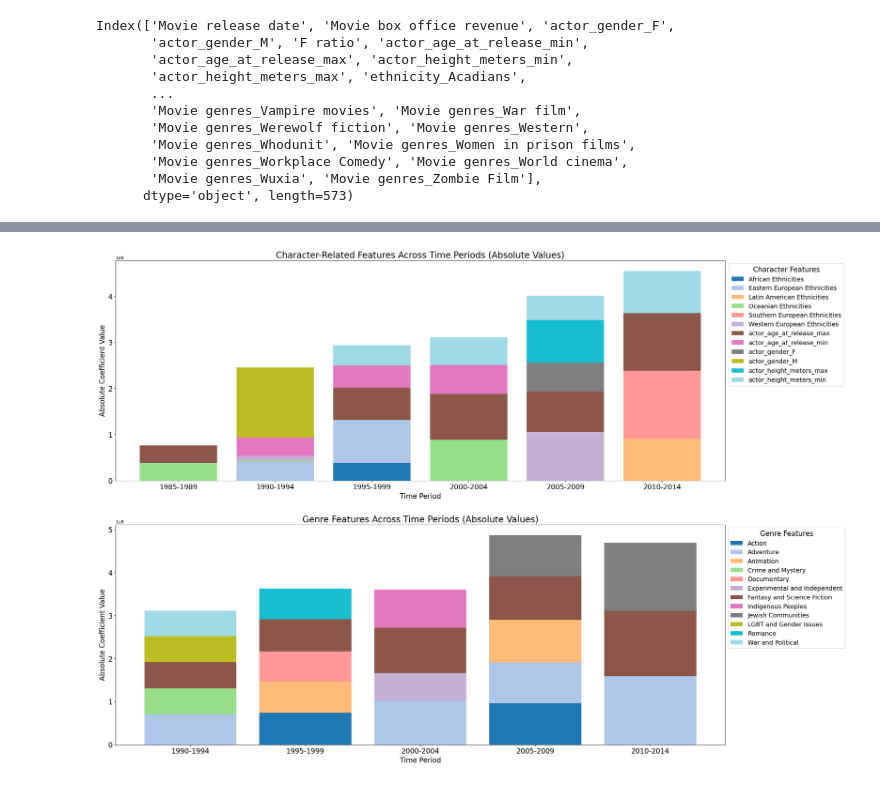
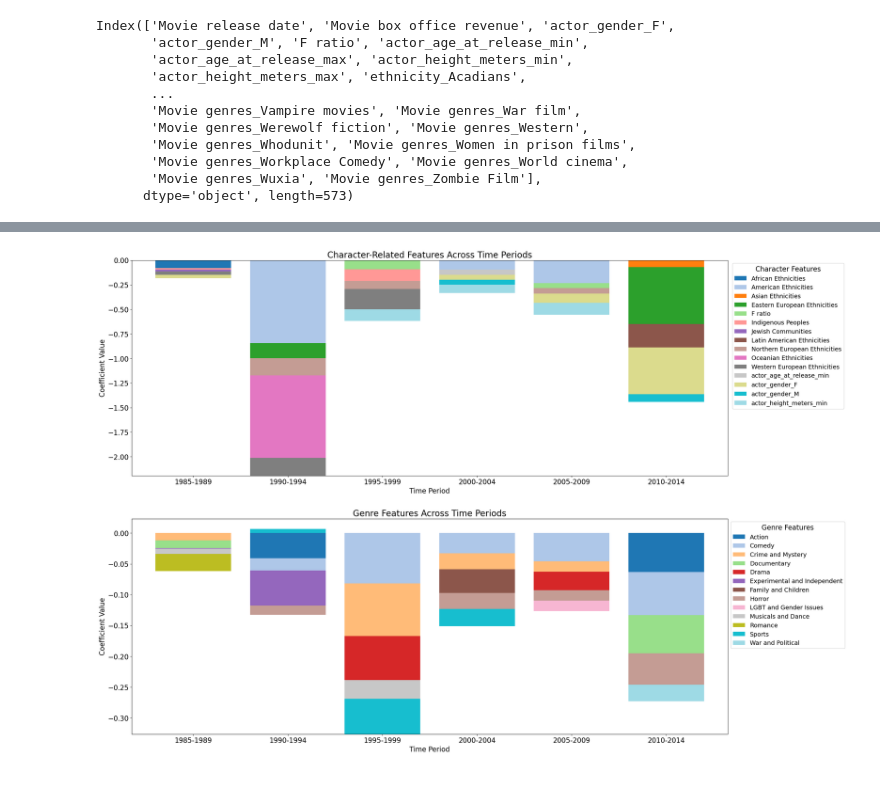
Before and after one commit to epfl-ada/ada-2024-project-insightmasters24, a Jupyter notebook: regression.ipynb, the cells around one changed output, grey strips where cells are left out. Saved outputs shown, nothing was run; the diff lists cells and outputs as text; code cells hidden in the pictures.

Commit message:
regression

```diff
--- a/regression.ipynb
+++ b/regression.ipynb
@@ -372,6 +372,7 @@ for category, genres in genre_mapping.items():
         df[category] = df[existing_columns].sum(axis=1)
         df[category] = df[category].apply(lambda x: 1 if x > 1 else x)
 
+df['ethnic_score'] = df[ethnicity_mapping.keys()].sum(axis=1)
 
 # Drop the original ethnicity columns
 df = df.drop(columns=ethnicity_columns, axis=1)
@@ -392,6 +393,7 @@ Dataset with grouped ethnicity-genre columns:
 #We sort the movies by movie release date:
 df = df.sort_values(by="Movie release date")
 # %%
+##Linear Regression model
 from sklearn.model_selection import train_test_split
 from sklearn.preprocessing import StandardScaler, PolynomialFeatures
 from sklearn.linear_model import Ridge
@@ -407,7 +409,7 @@ period_counts = df['period'].value_counts().sort_index()
 # Print periods with more than 500 movies
 valid_periods = period_counts[period_counts > 500].index
 
-features_of_interest = {}  # Initialize as dictionary instead of pd.dataframe
+features_of_interest = {}  # Initialize as dictionary
 
 
 # For each valid period, run a separate regression
@@ -416,7 +418,10 @@ for period in valid_periods:
     period_data = df[df['period'] == period]
 
     # Split data
-    X = period_data.drop(["Movie box office revenue", "period", "Movie release date"], axis=1)
+    X = period_data.drop(["Movie box office revenue", "period", "Movie release date", "African Ethnicities","Indigenous Peoples", "Western European Ethnicities",
+                          "Northern European Ethnicities", "Southern European Ethnicities", "Eastern European Ethnicities",
+                           "Asian Ethnicities", "Middle Eastern and Arab Ethnicities","Latin American Ethnicities", "Jewish Communities", "American Ethnicities",
+                            "Oceanian Ethnicities"], axis=1)
     y = period_data["Movie box office revenue"]
     xtrain, xtest, ytrain, ytest = train_test_split(X, y, test_size=0.1, random_state=42, shuffle=True)
 
@@ -429,7 +434,7 @@ for period in valid_periods:
     ytrain = y_scaler.fit_transform(ytrain.values.reshape(-1, 1)).ravel()
 
     # Fit model
-    #model = Ridge(alpha=100.0)
+    model = Ridge(alpha=100.0)
     model.fit(xtrain, ytrain)
 
     # Predict and inverse transform
@@ -471,7 +476,7 @@ for period in valid_periods:
     })
 
     # Sort by absolute coefficient value
-    coef_df['Abs_Coefficient'] = abs(coef_df['Coefficient'])
+    coef_df['Abs_Coefficient'] = coef_df['Coefficient']
     coef_df = coef_df.sort_values('Abs_Coefficient', ascending=False)
     coef_df = coef_df.drop('Abs_Coefficient', axis=1)
 
@@ -479,6 +484,7 @@ for period in valid_periods:
     significant_features = coef_df[coef_df['P-value'] < 0.05]
     significant_features = significant_features[significant_features['Feature'] != 'const']
     # Inverse transform the coefficients to get them back to original scale
+    # Corrected to use x_scaler for inverse transform
     significant_features['Coefficient'] = y_scaler.inverse_transform(significant_features['Coefficient'].values.reshape(-1, 1)).ravel()
     features_of_interest[period] = significant_features  # Store in dictionary
 
@@ -616,5 +875,5 @@ Ridge(alpha=100.0)
 # %%
-"""Plot the significant features from our regression analysis using absolute values"""
+"""Plot the most important features from our logistic regression analysis"""
 # Create DataFrames for character and genre features
 character_df = pd.DataFrame()
 genre_df = pd.DataFrame()
@@ -622,25 +881,25 @@ genre_df = pd.DataFrame()
 for period, features in features_of_interest.items():
     if len(features) == 0:  # Skip if no significant features for this period
         continue
-    # Extract feature names and coefficients, using absolute values
+    # Extract feature names and coefficients
     period_features = pd.DataFrame({
         'Feature': features['Feature'],
-        'Coefficient': features['Coefficient'].abs()  # Take absolute value here
+        'Coefficient': features['Coefficient']
     })
 
     # Split into character and genre features
     character_features = period_features[
-        period_features['Feature'].str.contains('actor|ethnicities|F ratio', case=False, regex=True)
+        period_features['Feature'].str.contains('actor|ethnicities|F ratio|people|communities', case=False, regex=True)
     ].copy()
 
     # Genre features are everything that's not a character feature
     genre_features = period_features[
-        ~period_features['Feature'].str.contains('actor|ethnicities|F ratio', case=False, regex=True)
+        ~period_features['Feature'].str.contains('actor|ethnicities|F ratio|people|communities', case=False, regex=True)
     ].copy()
 
     # Keep only top 5 genre features by coefficient magnitude
-    genre_features = genre_features.nlargest(5, 'Coefficient')
-    character_features = character_features.nlargest(5, "Coefficient")
+    genre_features = genre_features.sort_values('Coefficient', ascending=True).head(5)
+    character_features = character_features.sort_values('Coefficient', ascending=True).head(5)
 
     #if not character_features.empty:
     character_features['Period'] = period
@@ -650,11 +909,6 @@ for period, features in features_of_interest.items():
     genre_features['Period'] = period
     genre_df = pd.concat([genre_df, genre_features])
 
-# Print info about genre features to debug
-# print("Genre features DataFrame:")
-# print(genre_df)
-# print("\nNumber of genre features:", len(genre_df))
-# print("\nUnique periods with genre features:", genre_df['Period'].unique() if not genre_df.empty else "None")
 
 # Create the plot
 fig, (ax1, ax2) = plt.subplots(2, 1, figsize=(25, 20))
@@ -663,35 +917,35 @@ fig, (ax1, ax2) = plt.subplots(2, 1, figsize=(25, 20))
 char_colors = plt.cm.tab20(np.linspace(0, 1, len(character_df['Feature'].unique())))
 genre_colors = plt.cm.tab20(np.linspace(0, 1, len(genre_df['Feature'].unique())))
 
 # Plot character features if we have any
 char_plot_data = character_df.pivot_table(
     index='Period',
     columns='Feature',
     values='Coefficient',
     fill_value=0
 )
 char_plot_data.plot(kind='bar', stacked=True, width=0.8, ax=ax1, color=char_colors)
-ax1.set_title("Character-Related Features Across Time Periods (Absolute Values)", fontsize=20)
+ax1.set_title("Character-Related Features Across Time Periods", fontsize=20)
 ax1.set_xlabel("Time Period", fontsize=16)
-ax1.set_ylabel("Absolute Coefficient Value", fontsize=16)
+ax1.set_ylabel("Coefficient Value", fontsize=16)
 ax1.tick_params(axis='x', rotation=0, labelsize=16)
 ax1.tick_params(axis='y', labelsize=16)
 ax1.legend(title="Character Features", bbox_to_anchor=(1.2, 1), fontsize=14, title_fontsize=16)
 # Plot genre features if we have any
 genre_plot_data = genre_df.pivot_table(
     index='Period',
     columns='Feature',
     values='Coefficient',
     fill_value=0
 )
 genre_plot_data.plot(kind='bar', stacked=True, width=0.8, ax=ax2, color=genre_colors)
-ax2.set_title("Genre Features Across Time Periods (Absolute Values)", fontsize=20)
+ax2.set_title("Genre Features Across Time Periods", fontsize=20)
 ax2.set_xlabel("Time Period", fontsize=16)
-ax2.set_ylabel("Absolute Coefficient Value", fontsize=16)
+ax2.set_ylabel("Coefficient Value", fontsize=16)
 ax2.tick_params(axis='x', rotation=0, labelsize=16)
 ax2.tick_params(axis='y', labelsize=16)
 legend = ax2.legend(title="Genre Features", bbox_to_anchor=(1.0, 1), fontsize=14, title_fontsize=16)
 
 plt.show()
 # %% [output]
-[figure, old version]
+[figure, new version]
```
Also changed, not shown: parts of 7 cells of this notebook.
